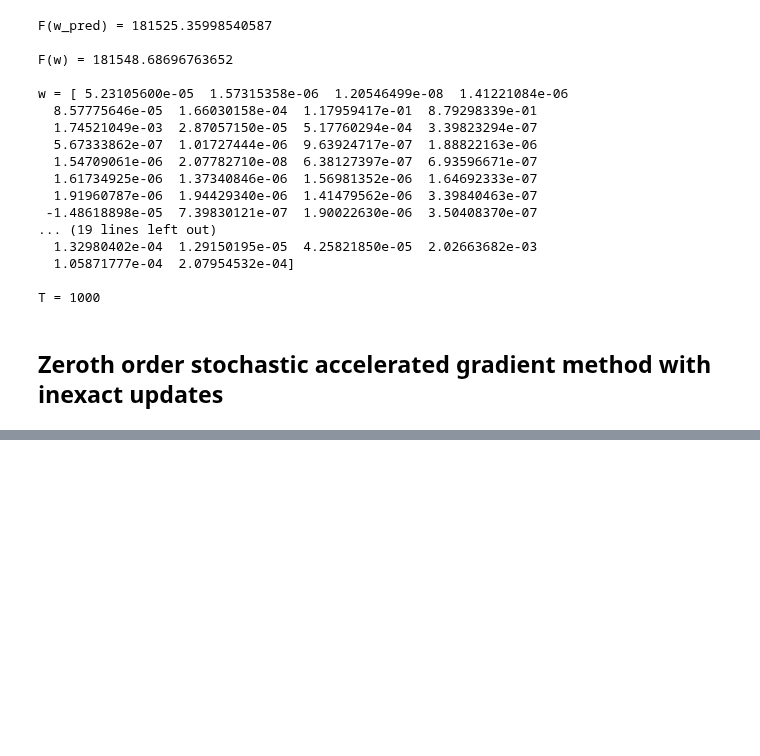
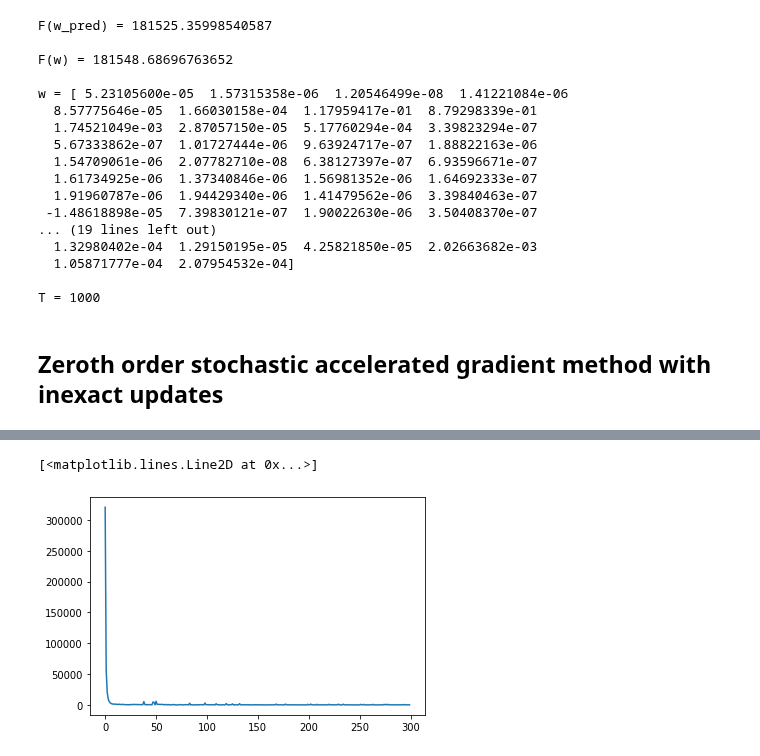
Before and after one commit to liacov/OPTproj, a Jupyter notebook: Notebooks/LassoRegression.ipynb, the cells around one changed output, grey strips where cells are left out. Saved outputs shown, nothing was run; the diff lists cells and outputs as text; code cells hidden in the pictures; blank space fills up the shorter version.

```diff
--- a/Notebooks/LassoRegression.ipynb
+++ b/Notebooks/LassoRegression.ipynb
@@ -27,6 +27,7 @@ def KWSA(F, w, m, c, d):
 
     F_wc = np.array([F(w + c * e(i, d)) for i in range(d)])
     return (F_wc - F(w)) / c
+
 
 
 
@@ -70,8 +71,9 @@ def detZFW(F, L, d, w0, r=1, T=100, eps=1e-5):
         # comupute the gradient approx
         gt = KWSA(F, w, None, c(t), d)
         # compute the linear problem solution on the L1 Ball of radius r
-        ei = e(np.argmax(np.abs(gt)), d) * r
-        v = np.sign(-gt) * ei
+        i_k = np.argmax(np.abs(gt))
+        ei = e(i_k, d) * r
+        v = np.sign(-gt[i_k]) * ei
         # compute step
         w_pred = w
         w = (1 - gamma(t)) * w + gamma(t) * v
@@ -114,7 +118,7 @@ print(f"L: {L}")
 L: 6.401824257555926
 # %%
 %%time
-fpred, f, w, mean, t = detZFW(F, L, d, w0, T=200)
+fpred, f, w, mean, t = detZFW(F, L, d, w0, T=50)
 # %% [output]
 Loss evaluation at time 1:      320442.8827
 
@@ -323,0 +354,3 @@ def IZFW(F, d, w0, c, r = 1, T = 100, eps = 1e-6):
+# %%
+%%time
+fpred, f, w, mean, t, loss = IZFW(F, d, w0, L, B, r = 1, T = 300, eps = 1e-6)
@@ -323,0 +376,5 @@ def IZFW(F, d, w0, c, r = 1, T = 100, eps = 1e-6):
+# %%
+plt.plot(loss)
+# %% [output]
+[<matplotlib.lines.Line2D at 0x...>]
+[figure, added]
```
Also changed, not shown: parts of 10 cells of this notebook.
